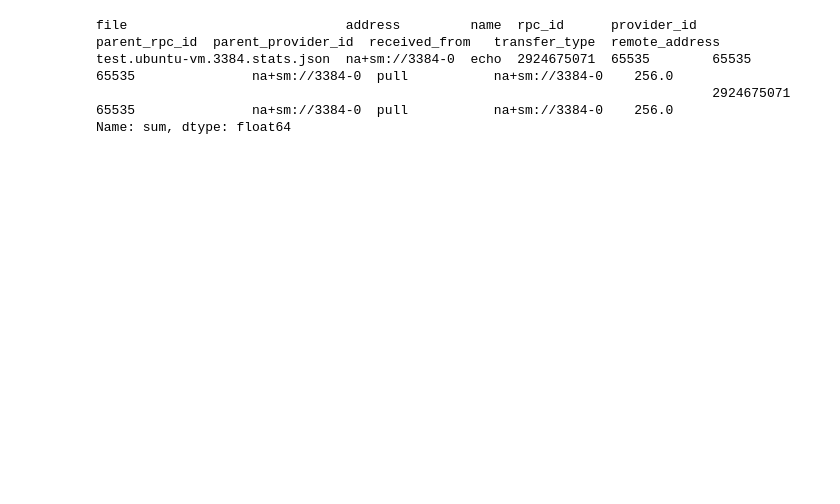
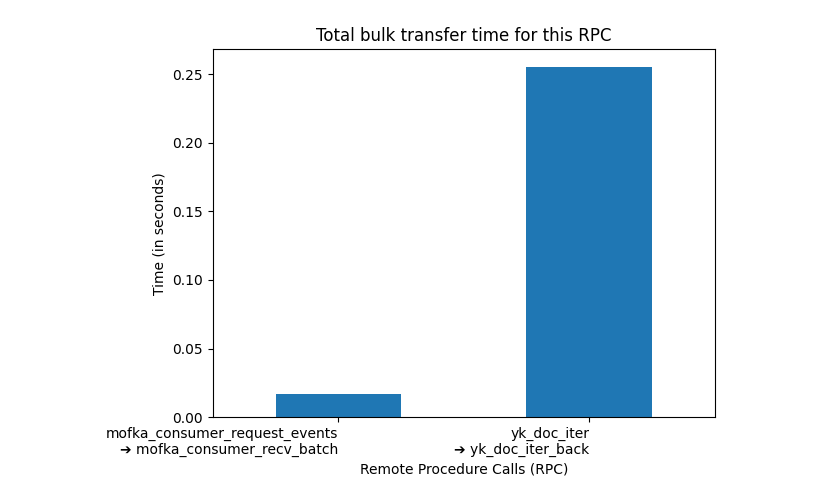
Before and after one commit to ChessZra/mochi-data-visualization, a Jupyter notebook: notebook.ipynb, the cells around one changed output. Saved outputs shown, nothing was run; the diff lists cells and outputs as text; code cells hidden in the pictures; blank space fills up the shorter version.

```diff
--- a/notebook.ipynb
+++ b/notebook.ipynb
@@ -51,8 +139,23 @@ Name: sum, dtype: float64
+# %%
+def generate_bulk_transfer_time_graph():
+    df = transfer_duration_sum_df.groupby(["parent_rpc_id", "rpc_id"]).sum()
+
+    new_index = []
+    for parent_id, rpc_id in df.index:
+        new_index.append(f'{rpc_name[parent_id]}\n{right_arrow} {rpc_name[rpc_id]}')
+
+    df.index = new_index
+    df.plot(kind='bar')
+    plt.title('Total bulk transfer time for this RPC')
+    plt.xlabel('Remote Procedure Calls (RPC)')
+    plt.ylabel('Time (in seconds)')
+    plt.xticks(rotation=0, ha='right')
+    plt.tight_layout()
+    plt.show()
+
+generate_bulk_transfer_time_graph()
+# %% [output]
+[figure, added]
 # %%
-# "Total amount of data transferred using RDMA from this RPC"
-stats.bulk_transfer_df['itransfer']['size']['sum']
+# ==================== "Total amount of data transferred using RDMA from this RPC" ====================
+transfer_size_sum_df = stats.bulk_transfer_df['itransfer']['size']['sum']
-# %% [output]
-file                            address         name  rpc_id      provider_id  parent_rpc_id  parent_provider_id  received_from   transfer_type  remote_address
-test.ubuntu-vm.3384.stats.json  na+sm://3384-0  echo  2924675071  65535        65535          65535               na+sm://3384-0  pull           na+sm://3384-0    256.0
-                                                                               2924675071     65535               na+sm://3384-0  pull           na+sm://3384-0    256.0
-Name: sum, dtype: float64
```
Also changed, not shown: parts of 12 cells of this notebook, 20 other files.
